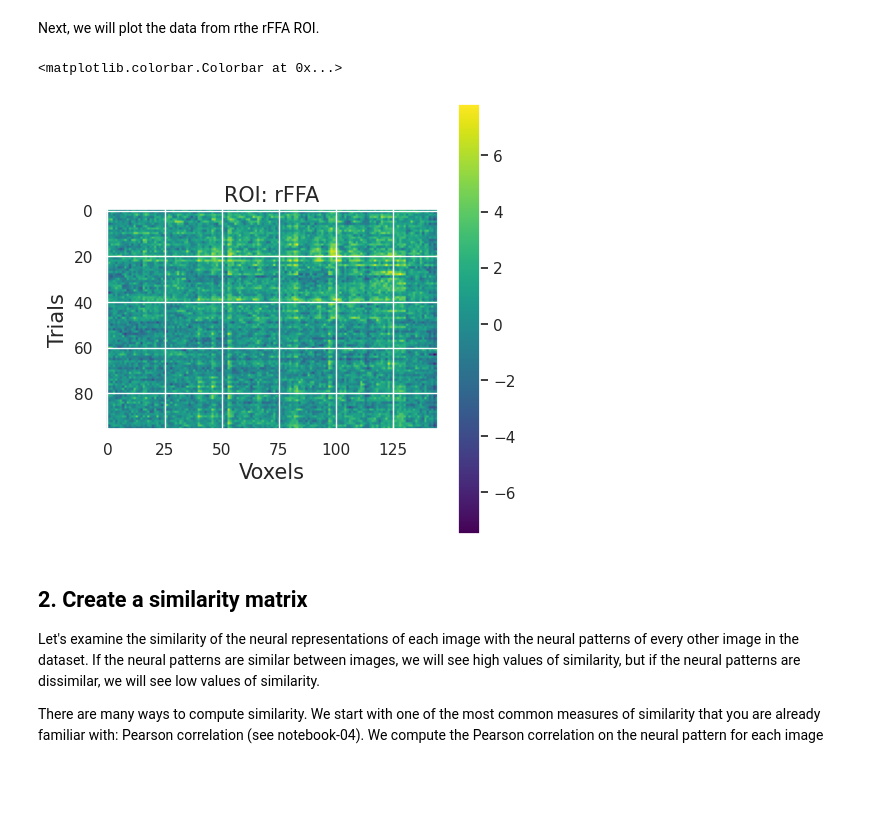
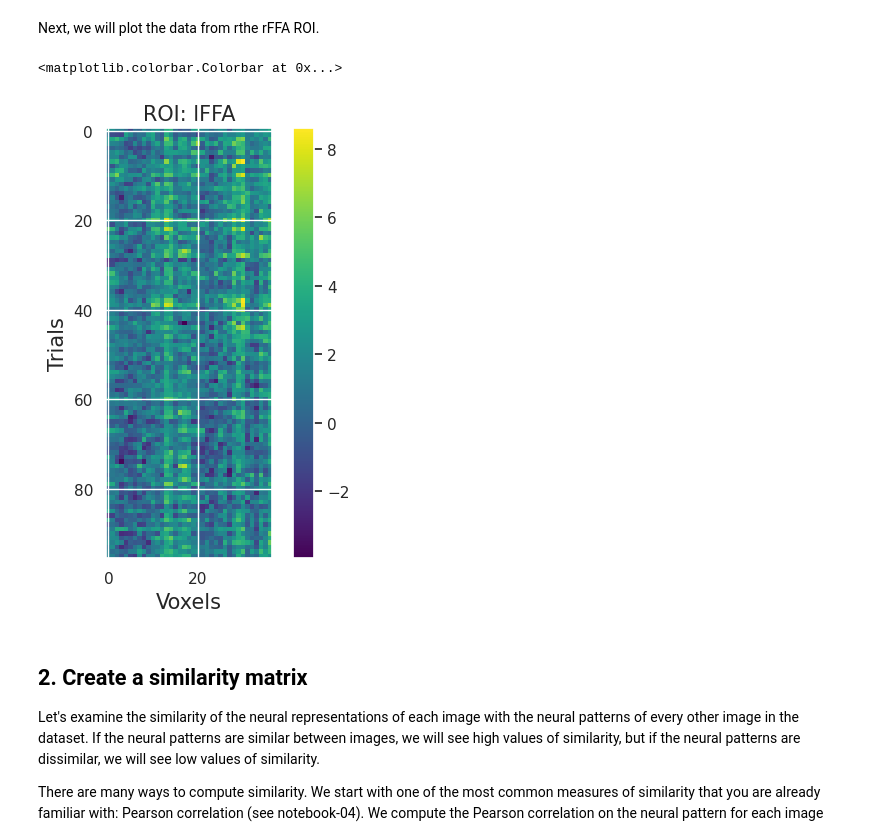
Before and after one commit to CassandraRempel/AdvancedCognitiveNeuroscience, a Jupyter notebook: Port4Final.ipynb, the cells around one changed output. Cells and saved outputs as stored; diff of their text form; code cells hidden in the pictures; blank space fills up the shorter version.

```diff
--- a/Port4Final.ipynb
+++ b/Port4Final.ipynb
@@ -280,21 +280,21 @@ ROI names:  ['lFFA', 'rFFA', 'lPPA', 'rPPA']
 Next, we will plot the data from rthe rFFA ROI.
 # %%
 # Choose your ROI here (rFFA=1)!
-roi_id = 1
+roi_id = 0
 # Create a data matrix R
 R=roi_data[roi_id]
 #Plot it
 fig, axis = plt.subplots(1,1, figsize=(5, 5))
 fig.tight_layout()
 plt.imshow(R,cmap='viridis')
 #made change here from rFFA to rLO
-axis.set_title("ROI: rFFA", fontsize=15)
+axis.set_title("ROI: lFFA", fontsize=15)
 axis.set_xlabel("Voxels", fontsize=15)
 axis.set_ylabel("Trials", fontsize=15)
 plt.colorbar()
 # %% [output]
 <matplotlib.colorbar.Colorbar at 0x...>
-[figure, old version]
+[figure, new version]
 # %% [markdown]
 ## 2. Create a similarity matrix <a id="sim_mat"></a>
 
```
Also changed, not shown: parts of 16 cells of this notebook.
